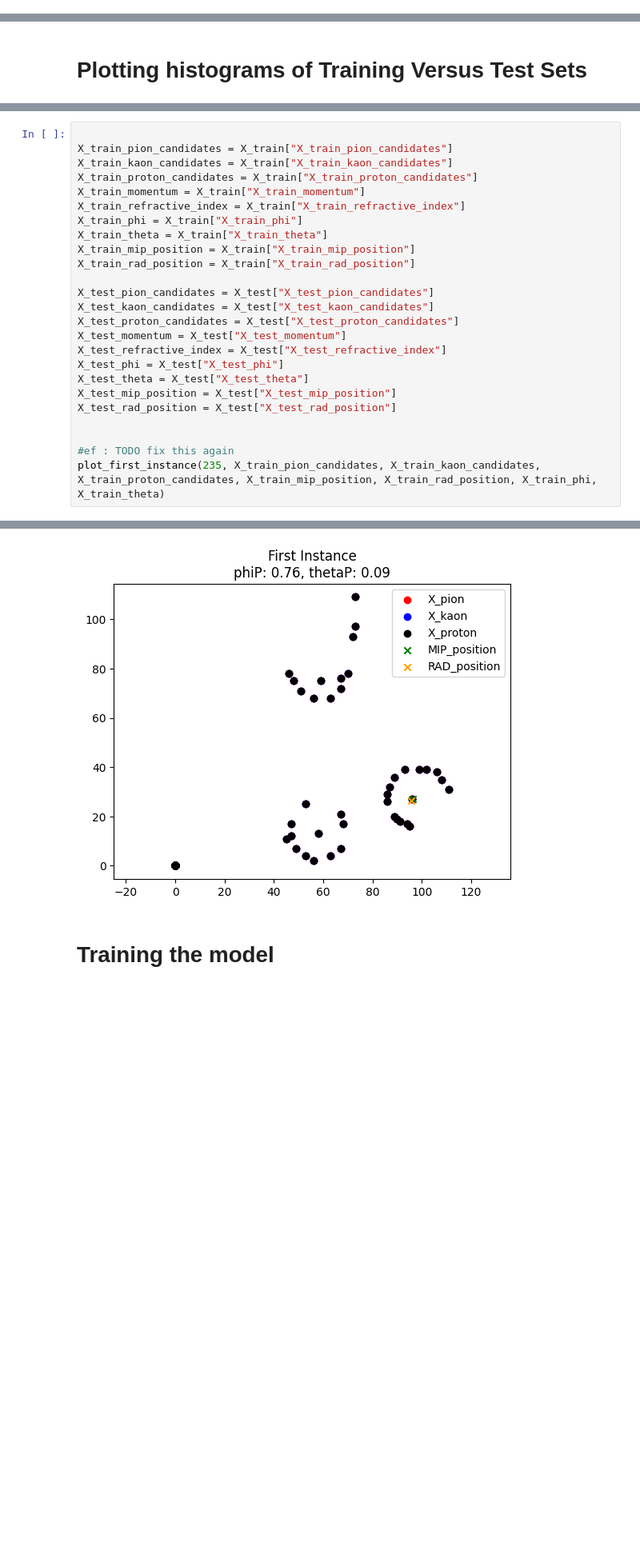
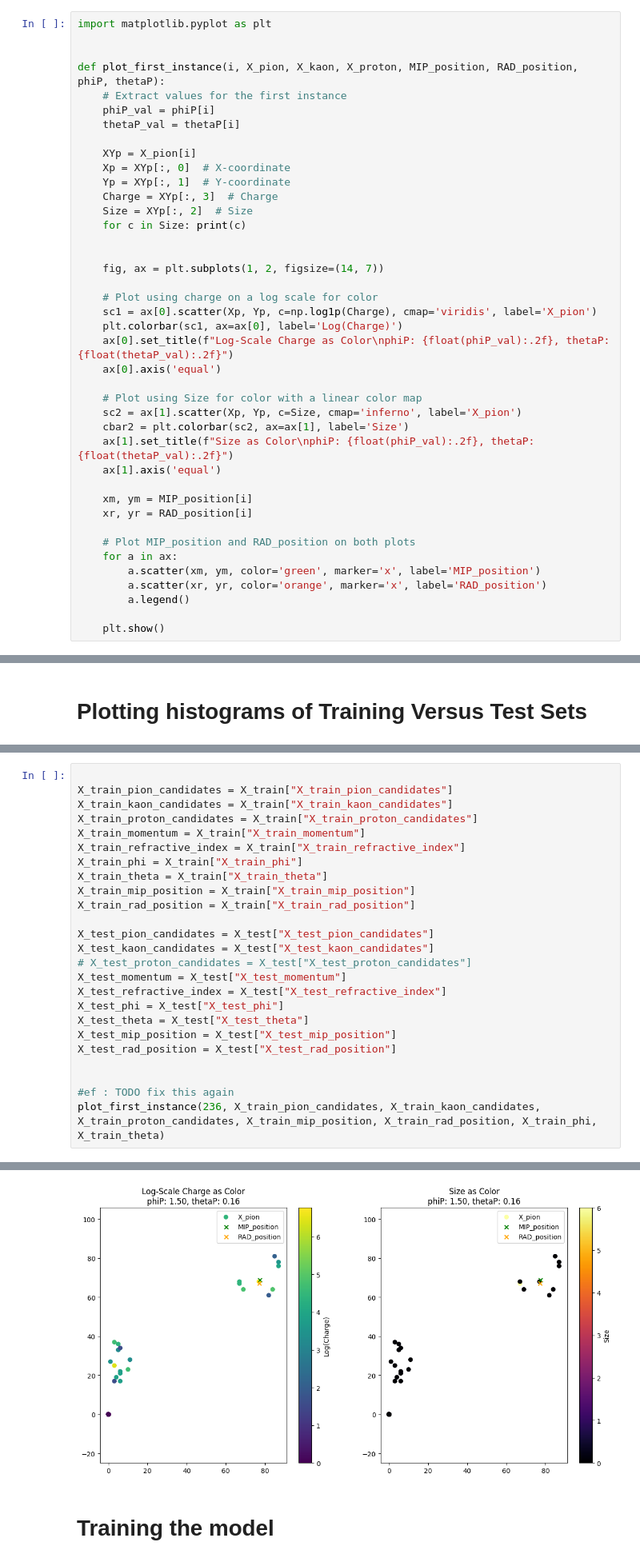
Before and after one commit to eflatlan/CNN_PID, a Jupyter notebook: newArc_segment.ipynb, the cells around one changed output, grey strips where cells are left out. Shown at 80% size. Drawn from its saved outputs; the diff is of its cells as text; blank space fills up the shorter version.

```diff
--- a/newArc_segment.ipynb
+++ b/newArc_segment.ipynb
@@ -258,3 +213,44 @@ def plot_first_instance(i, X_pion, X_kaon, X_proton, MIP_position, RAD_position,
+# %%
+import matplotlib.pyplot as plt
+
+
+def plot_first_instance(i, X_pion, X_kaon, X_proton, MIP_position, RAD_position, phiP, thetaP):
+    # Extract values for the first instance
+    phiP_val = phiP[i]
+    thetaP_val = thetaP[i]
+
+    XYp = X_pion[i]
+    Xp = XYp[:, 0]  # X-coordinate
+    Yp = XYp[:, 1]  # Y-coordinate
+    Charge = XYp[:, 3]  # Charge
+    Size = XYp[:, 2]  # Size
+    for c in Size: print(c)
+
+
+    fig, ax = plt.subplots(1, 2, figsize=(14, 7))
+
+    # Plot using charge on a log scale for color
+    sc1 = ax[0].scatter(Xp, Yp, c=np.log1p(Charge), cmap='viridis', label='X_pion')
+    plt.colorbar(sc1, ax=ax[0], label='Log(Charge)')
+    ax[0].set_title(f"Log-Scale Charge as Color\nphiP: {float(phiP_val):.2f}, thetaP: {float(thetaP_val):.2f}")
+    ax[0].axis('equal')
+
+    # Plot using Size for color with a linear color map
+    sc2 = ax[1].scatter(Xp, Yp, c=Size, cmap='inferno', label='X_pion')
+    cbar2 = plt.colorbar(sc2, ax=ax[1], label='Size')
+    ax[1].set_title(f"Size as Color\nphiP: {float(phiP_val):.2f}, thetaP: {float(thetaP_val):.2f}")
+    ax[1].axis('equal')
+
+    xm, ym = MIP_position[i]
+    xr, yr = RAD_position[i]
+
+    # Plot MIP_position and RAD_position on both plots
+    for a in ax:
+        a.scatter(xm, ym, color='green', marker='x', label='MIP_position')
+        a.scatter(xr, yr, color='orange', marker='x', label='RAD_position')
+        a.legend()
+
+    plt.show()
 # %%
 #@title Default title text
 from __future__ import print_function
@@ -2390,7 +2386,7 @@ X_train_rad_position = X_train["X_train_rad_position"]
 
 X_test_pion_candidates = X_test["X_test_pion_candidates"]
 X_test_kaon_candidates = X_test["X_test_kaon_candidates"]
-X_test_proton_candidates = X_test["X_test_proton_candidates"]
+# X_test_proton_candidates = X_test["X_test_proton_candidates"]
 X_test_momentum = X_test["X_test_momentum"]
 X_test_refractive_index = X_test["X_test_refractive_index"]
 X_test_phi = X_test["X_test_phi"]
@@ -2400,5 +2396,5 @@ X_test_rad_position = X_test["X_test_rad_position"]
 
 
 #ef : TODO fix this again
-plot_first_instance(235, X_train_pion_candidates, X_train_kaon_candidates, X_train_proton_candidates, X_train_mip_position, X_train_rad_position, X_train_phi, X_train_theta)
+plot_first_instance(236, X_train_pion_candidates, X_train_kaon_candidates, X_train_proton_candidates, X_train_mip_position, X_train_rad_position, X_train_phi, X_train_theta)
 # %% [output]
@@ -2406,4 +2418,4 @@ plot_first_instance (132, 4)
-[figure, old version]
+[figure, new version]
 # %% [markdown]
 # Training the model
 # %%
```
Also changed, not shown: parts of 2 cells of this notebook.
